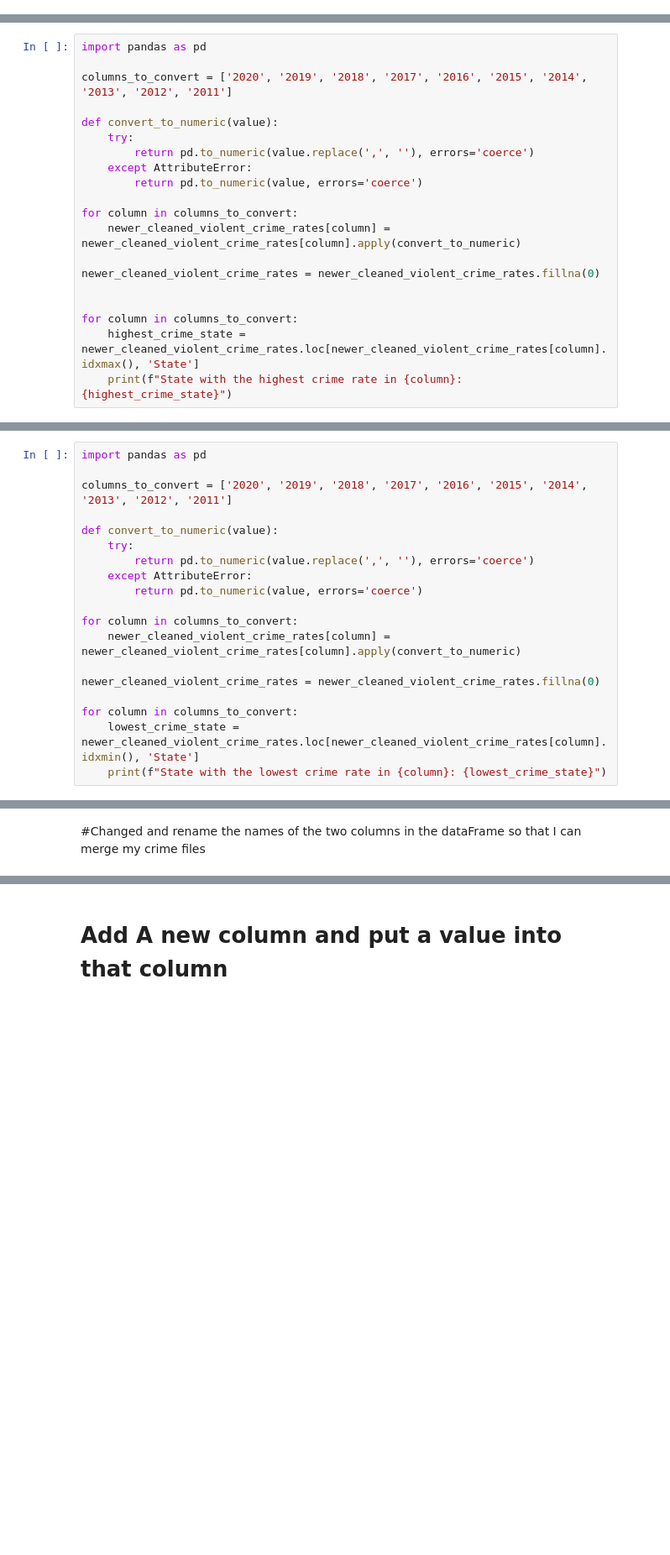
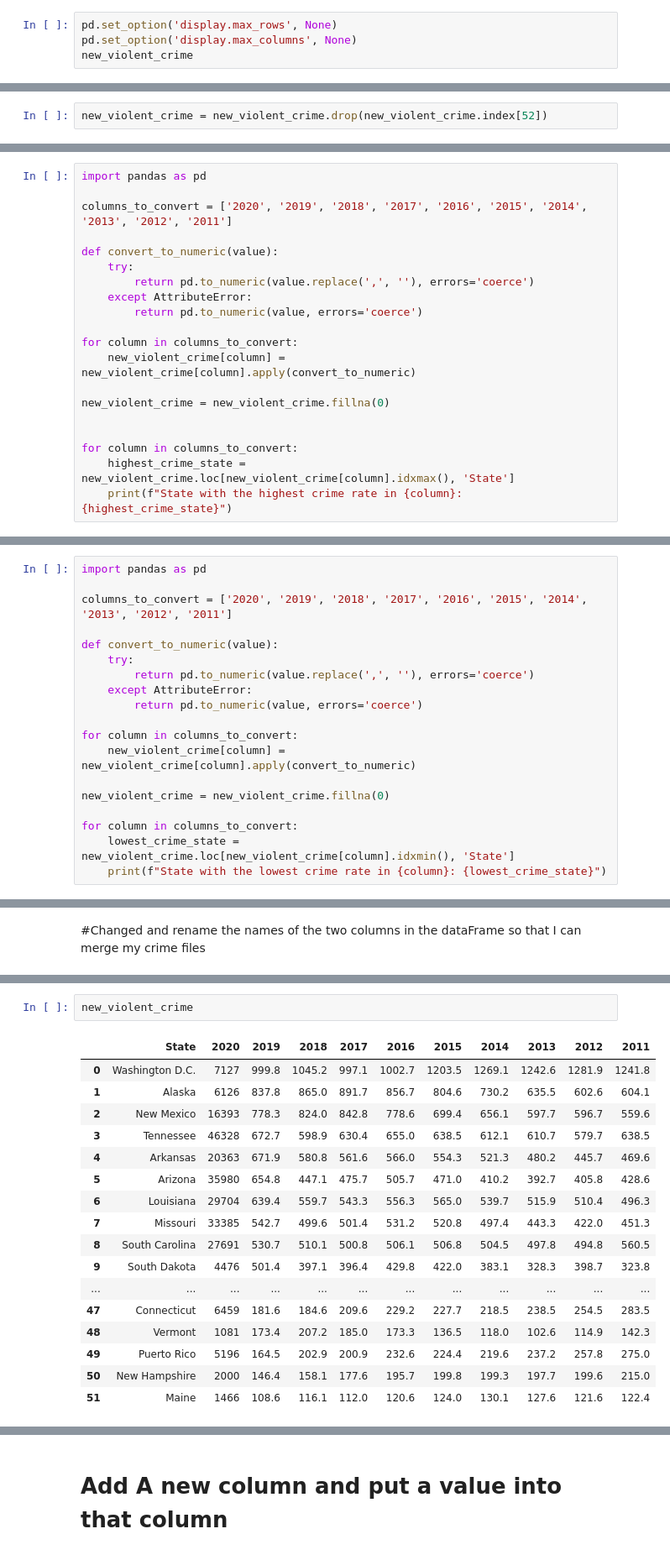
Before and after one commit to jameskiper/Crime-and-Politics, a Jupyter notebook: dataFiles/my_two_crime_file_to_mergerthatiam-1.ipynb, the cells around one changed output, grey strips where cells are left out. Shown at 84% size. Drawn from its saved outputs; the diff is of its cells as text; blank space fills up the shorter version.

```diff
--- a/dataFiles/my_two_crime_file_to_mergerthatiam-1.ipynb
+++ b/dataFiles/my_two_crime_file_to_mergerthatiam-1.ipynb
@@ -181,0 +178,4 @@ newer_cleaned_violent_crime_rates['State'] = newer_cleaned_violent_crime_rates['
+# %%
+pd.set_option('display.max_rows', None)
+pd.set_option('display.max_columns', None)
+new_violent_crime
@@ -203,0 +202,2 @@ newer_cleaned_violent_crime_rates
+# %%
+new_violent_crime = new_violent_crime.drop(new_violent_crime.index[52])
@@ -249,13 +240,13 @@ def convert_to_numeric(value):
         return pd.to_numeric(value, errors='coerce')
 
 for column in columns_to_convert:
-    newer_cleaned_violent_crime_rates[column] = newer_cleaned_violent_crime_rates[column].apply(convert_to_numeric)
+    new_violent_crime[column] = new_violent_crime[column].apply(convert_to_numeric)
 
-newer_cleaned_violent_crime_rates = newer_cleaned_violent_crime_rates.fillna(0)
+new_violent_crime = new_violent_crime.fillna(0)
 
 
 for column in columns_to_convert:
-    highest_crime_state = newer_cleaned_violent_crime_rates.loc[newer_cleaned_violent_crime_rates[column].idxmax(), 'State']
+    highest_crime_state = new_violent_crime.loc[new_violent_crime[column].idxmax(), 'State']
     print(f"State with the highest crime rate in {column}: {highest_crime_state}")
 # %% [output]
 State with the highest crime rate in 2020: California
@@ -282,12 +273,12 @@ def convert_to_numeric(value):
         return pd.to_numeric(value, errors='coerce')
 
 for column in columns_to_convert:
-    newer_cleaned_violent_crime_rates[column] = newer_cleaned_violent_crime_rates[column].apply(convert_to_numeric)
+    new_violent_crime[column] = new_violent_crime[column].apply(convert_to_numeric)
 
-newer_cleaned_violent_crime_rates = newer_cleaned_violent_crime_rates.fillna(0)
+new_violent_crime = new_violent_crime.fillna(0)
 
 for column in columns_to_convert:
-    lowest_crime_state = newer_cleaned_violent_crime_rates.loc[newer_cleaned_violent_crime_rates[column].idxmin(), 'State']
+    lowest_crime_state = new_violent_crime.loc[new_violent_crime[column].idxmin(), 'State']
     print(f"State with the lowest crime rate in {column}: {lowest_crime_state}")
 # %% [output]
 State with the lowest crime rate in 2020: Vermont
@@ -483,0 +300,20 @@ print(single_row_crime)
+# %%
+new_violent_crime
+# %% [output]
+|  | State | 2020 | 2019 | 2018 | 2017 | 2016 | 2015 | 2014 | 2013 | 2012 | 2011 |
+| 0 | Washington D.C. | 7127 | 999.8 | 1045.2 | 997.1 | 1002.7 | 1203.5 | 1269.1 | 1242.6 | 1281.9 | 1241.8 |
+| 1 | Alaska | 6126 | 837.8 | 865.0 | 891.7 | 856.7 | 804.6 | 730.2 | 635.5 | 602.6 | 604.1 |
+| 2 | New Mexico | 16393 | 778.3 | 824.0 | 842.8 | 778.6 | 699.4 | 656.1 | 597.7 | 596.7 | 559.6 |
+| 3 | Tennessee | 46328 | 672.7 | 598.9 | 630.4 | 655.0 | 638.5 | 612.1 | 610.7 | 579.7 | 638.5 |
+| 4 | Arkansas | 20363 | 671.9 | 580.8 | 561.6 | 566.0 | 554.3 | 521.3 | 480.2 | 445.7 | 469.6 |
+| 5 | Arizona | 35980 | 654.8 | 447.1 | 475.7 | 505.7 | 471.0 | 410.2 | 392.7 | 405.8 | 428.6 |
+| 6 | Louisiana | 29704 | 639.4 | 559.7 | 543.3 | 556.3 | 565.0 | 539.7 | 515.9 | 510.4 | 496.3 |
+| 7 | Missouri | 33385 | 542.7 | 499.6 | 501.4 | 531.2 | 520.8 | 497.4 | 443.3 | 422.0 | 451.3 |
+| 8 | South Carolina | 27691 | 530.7 | 510.1 | 500.8 | 506.1 | 506.8 | 504.5 | 497.8 | 494.8 | 560.5 |
+| 9 | South Dakota | 4476 | 501.4 | 397.1 | 396.4 | 429.8 | 422.0 | 383.1 | 328.3 | 398.7 | 323.8 |
+| ... | ... | ... | ... | ... | ... | ... | ... | ... | ... | ... | ... |
+| 47 | Connecticut | 6459 | 181.6 | 184.6 | 209.6 | 229.2 | 227.7 | 218.5 | 238.5 | 254.5 | 283.5 |
+| 48 | Vermont | 1081 | 173.4 | 207.2 | 185.0 | 173.3 | 136.5 | 118.0 | 102.6 | 114.9 | 142.3 |
+| 49 | Puerto Rico | 5196 | 164.5 | 202.9 | 200.9 | 232.6 | 224.4 | 219.6 | 237.2 | 257.8 | 275.0 |
+| 50 | New Hampshire | 2000 | 146.4 | 158.1 | 177.6 | 195.7 | 199.8 | 199.3 | 197.7 | 199.6 | 215.0 |
+| 51 | Maine | 1466 | 108.6 | 116.1 | 112.0 | 120.6 | 124.0 | 130.1 | 127.6 | 121.6 | 122.4 |
```
Also changed, not shown: parts of 29 cells of this notebook, 15 other files.
